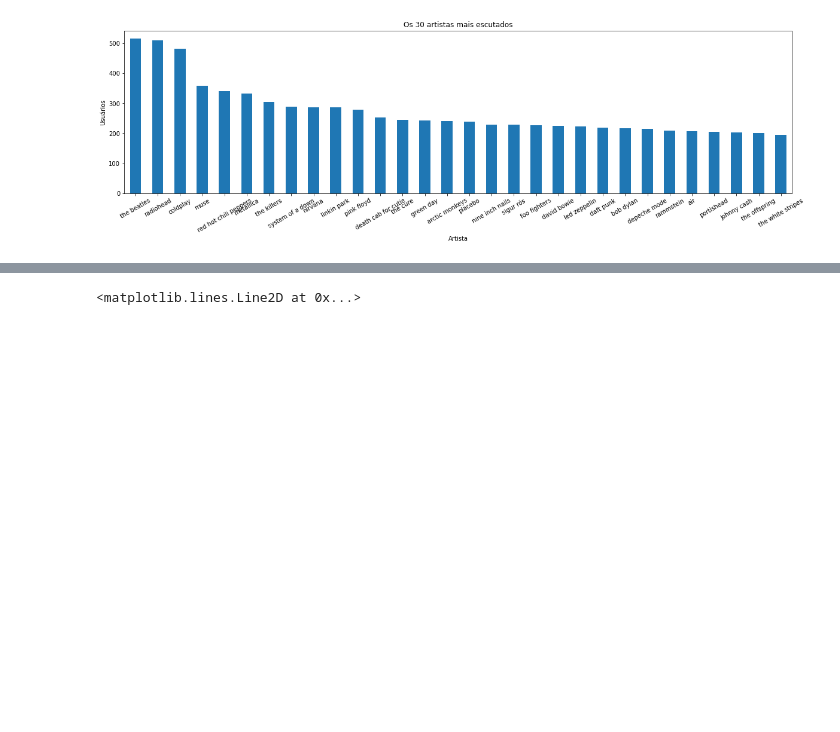
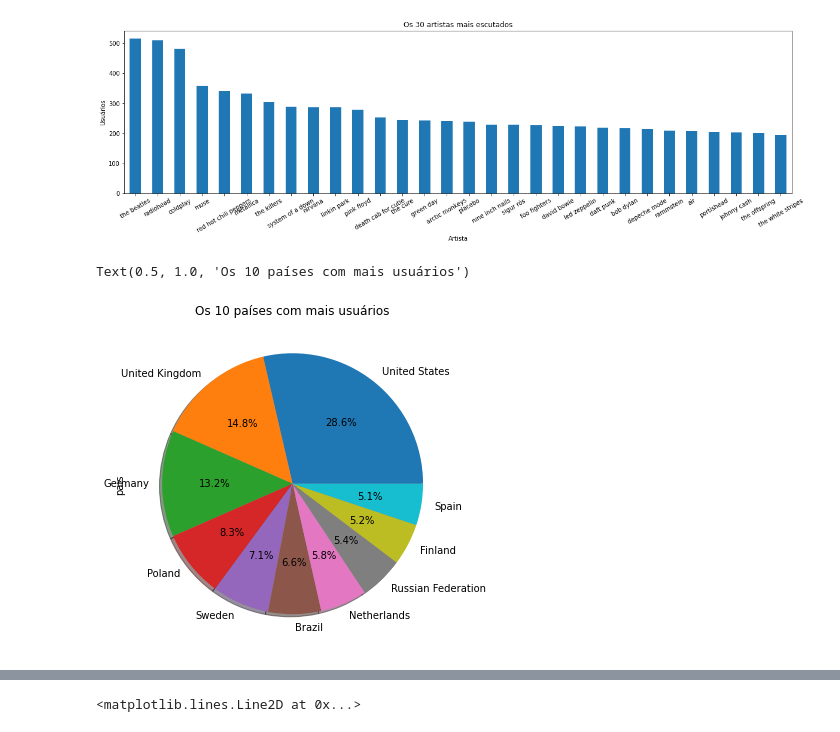
Before and after one commit to usr-bin32/data-mining-assignments, a Jupyter notebook: p2/notebook.ipynb, the cells around one changed output, grey strips where cells are left out. Cells and saved outputs as stored; diff of their text form; code cells hidden in the pictures; blank space fills up the shorter version.

```diff
--- a/p2/notebook.ipynb
+++ b/p2/notebook.ipynb
@@ -109,3 +135,11 @@ plt.xlabel("Artista")
 plt.title("Os 30 artistas mais escutados");
 # %% [output]
 [figure]
+# %%
+pie_countries = df.pais.value_counts().index[0:10]
+
+df[df.pais.isin(pie_countries)].pais.value_counts().plot(kind='pie', shadow=True, figsize=(6, 6), autopct='%1.1f%%')
+plt.title('Os 10 países com mais usuários')
+# %% [output]
+Text(0.5, 1.0, 'Os 10 países com mais usuários')
+[figure, added]
```
Also changed, not shown: parts of 38 cells of this notebook.
